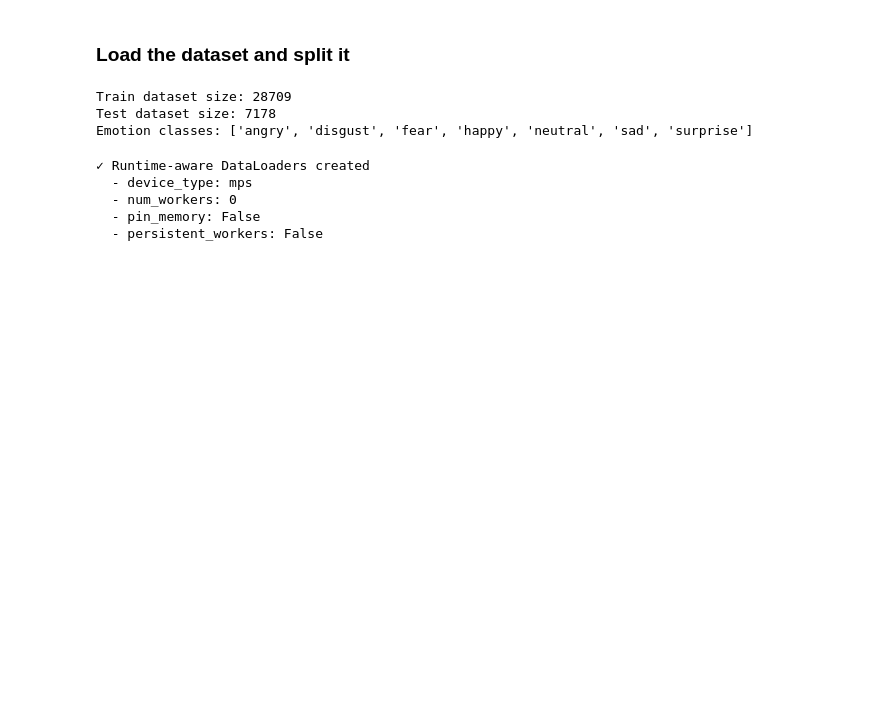
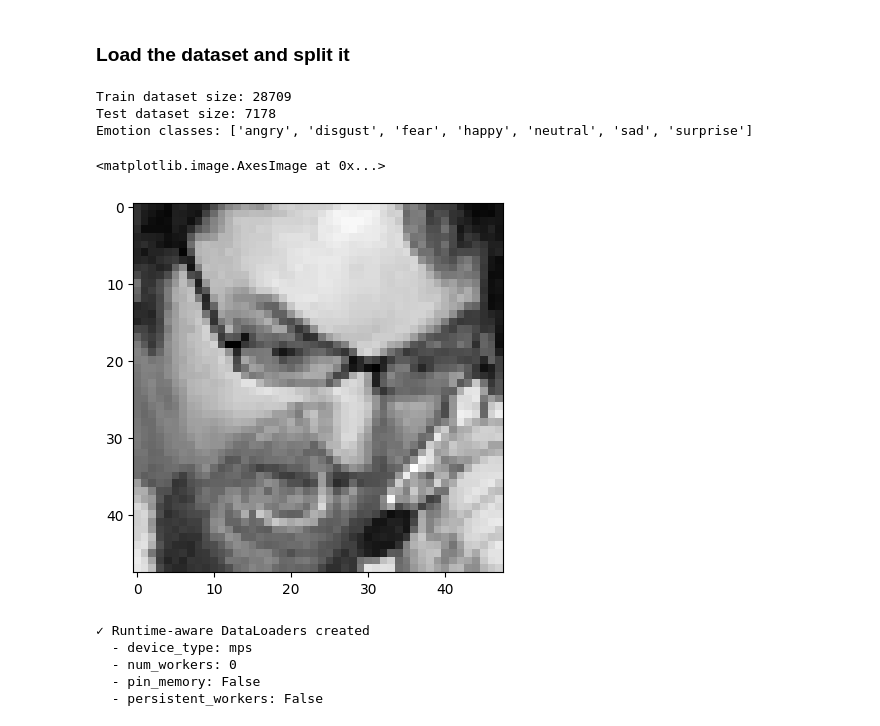
Before and after one commit to RohitPoduval1/csci5527-project, a Jupyter notebook: vanillaCNN/vanillaCNN_baseline.ipynb, the cells around one changed output. Cells and saved outputs as stored; diff of their text form; code cells hidden in the pictures; blank space fills up the shorter version.

```diff
--- a/vanillaCNN/vanillaCNN_baseline.ipynb
+++ b/vanillaCNN/vanillaCNN_baseline.ipynb
@@ -132,6 +132,11 @@ print(f"Emotion classes: {train_dataset.classes}")
 Train dataset size: 28709
 Test dataset size: 7178
 Emotion classes: ['angry', 'disgust', 'fear', 'happy', 'neutral', 'sad', 'surprise']
+# %%
+plt.imshow(test_dataset[0][0].squeeze(), cmap='gray')
+# %% [output]
+<matplotlib.image.AxesImage at 0x...>
+[figure, added]
 # %%
 # Create runtime-aware DataLoaders
 train_loader = make_dataloader(
```
Also changed, not shown: parts of 12 cells of this notebook, 8 other files.
